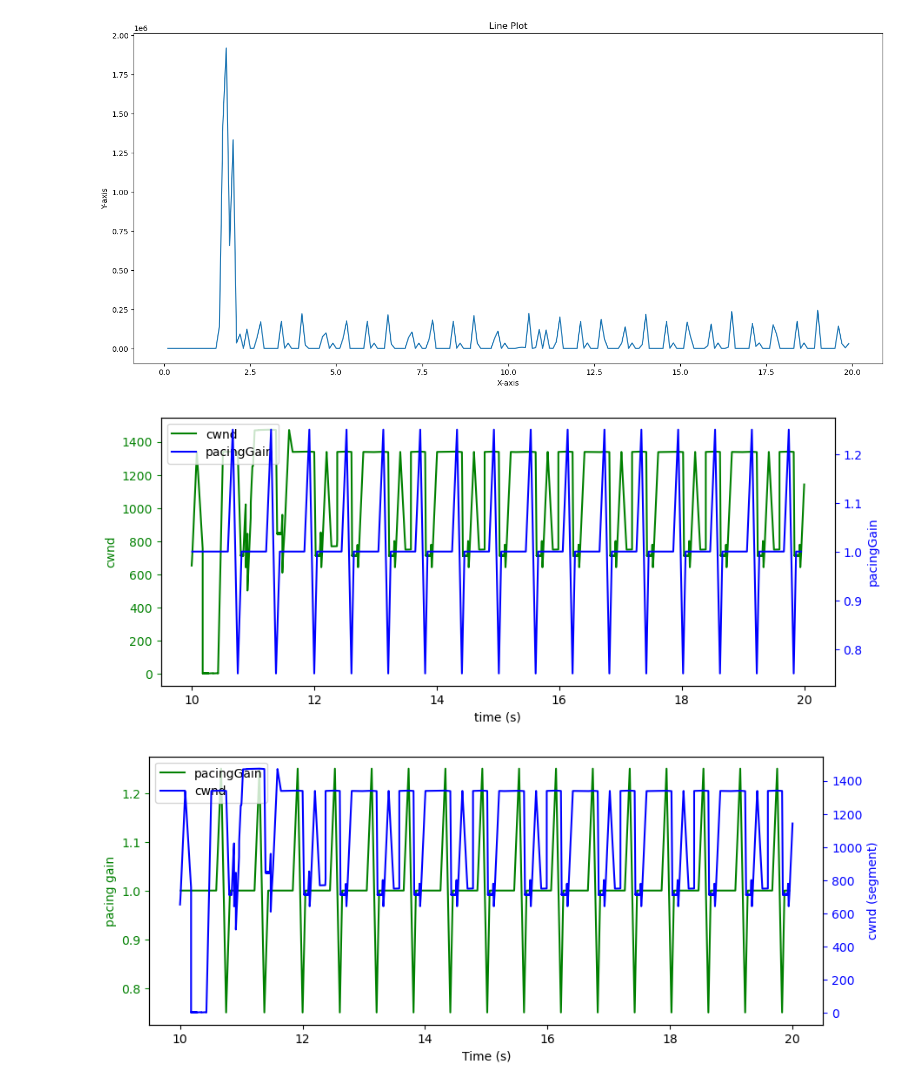
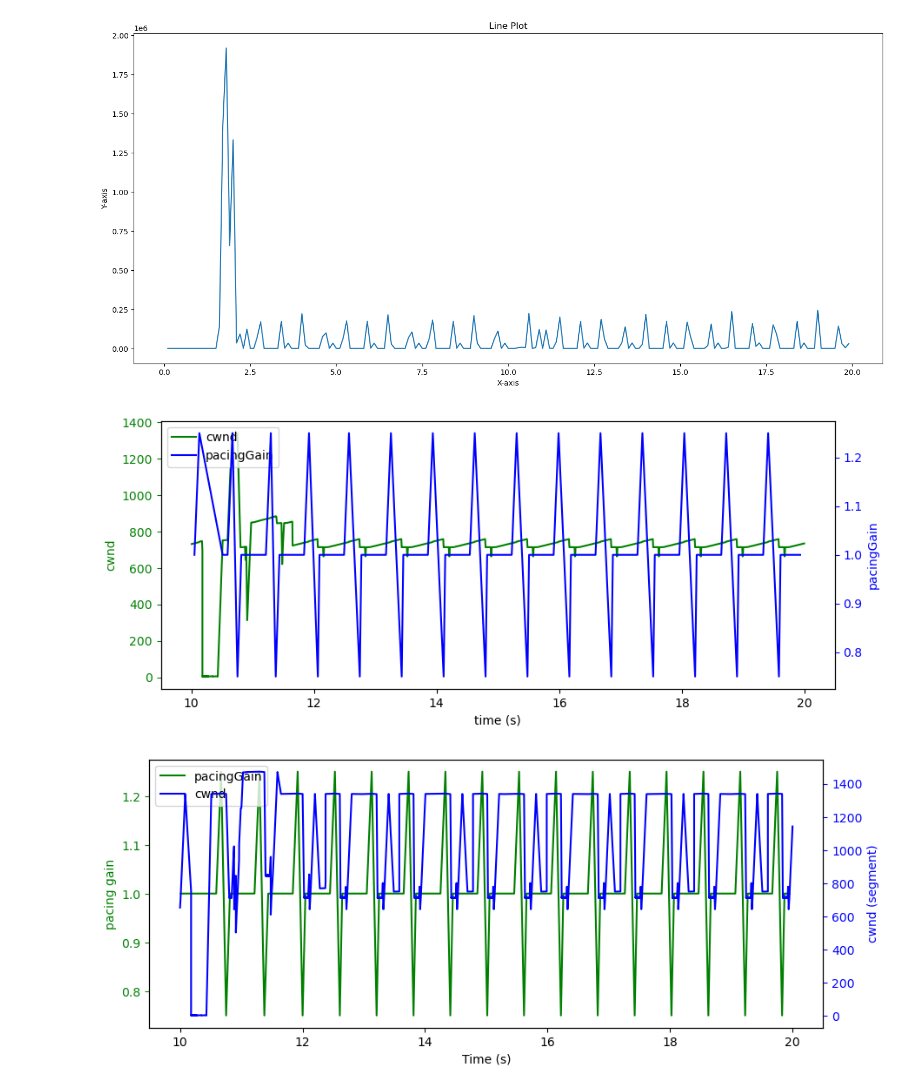
Before and after one commit to Paul-Georgeee/ns3, a Jupyter notebook: scratch/plot.ipynb, the cells around one changed output. Cells and saved outputs as stored; diff of their text form; code cells hidden in the pictures.

```diff
--- a/scratch/plot.ipynb
+++ b/scratch/plot.ipynb
@@ -125,38 +125,38 @@ def two_y_axis_plot(x1, y1, x2, y2, y1_label, y2_label):
     plt.show()
 # %%
 cwndData = []
-path = "/home/ybxiao/cc/ns-3-dev/results/100Mbps-40ms/OBBR/0.25-bufferSize/0.0-lossRate/OBBRU-0.5/2024-03-20-11-06-22/cwnd.dat"
+path = "/home/ybxiao/cc/ns-3-dev/results/100Mbps-40ms/OBBR/0.25-bufferSize/0.0-lossRate/OBBRU-0.5/2024-03-20-11-56-05/cwnd.dat"
 # 读取数据
 with open(path, 'r') as f:
     for line in f.readlines():
         t = float(line.split()[0])
         gain = float(line.split()[1])
         cwndData.append([t, gain])
 cwndData = [row for row in cwndData if  10 <= row[0] and row[0] <= 20]
 
-path = "/home/ybxiao/cc/ns-3-dev/results/100Mbps-40ms/OBBR/0.25-bufferSize/0.0-lossRate/OBBRU-0.5/2024-03-20-11-06-22/pacingGain.dat"
+path = "/home/ybxiao/cc/ns-3-dev/results/100Mbps-40ms/OBBR/0.25-bufferSize/0.0-lossRate/OBBRU-0.5/2024-03-20-11-56-05/pacingGain.dat"
 pacingGainData = []
 with open(path, 'r') as f:
     for line in f.readlines():
         t = float(line.split()[0])
         gain = float(line.split()[6])
         pacingGainData.append([t, gain])
 pacingGainData = [row for row in pacingGainData if  10 <= row[0] and row[0] <= 20]
 
 
 
 x1 = [row[0] for row in cwndData]
 
 # 提取第二列作为第一条线的纵坐标
 y1 = [row[1] for row in cwndData]
 
 x2 = [row[0] for row in pacingGainData]
 # 提取第二列作为第二条线的纵坐标
 y2 = [row[1] for row in pacingGainData]
 
 two_y_axis_plot(x1, y1, x2, y2, 'cwnd', 'pacingGain')
 # %% [output]
-[figure, old version]
+[figure, new version]
 # %%
 path = "/home/ybxiao/cc/ns-3-dev/results/100Mbps-40ms/OBBR/0.25-bufferSize/0.0-lossRate/OBBRU-0.5/2024-03-07-03-48-47/pacingGain.dat"
 pacingGainData = []
```
Also changed, not shown: 5 other files.
